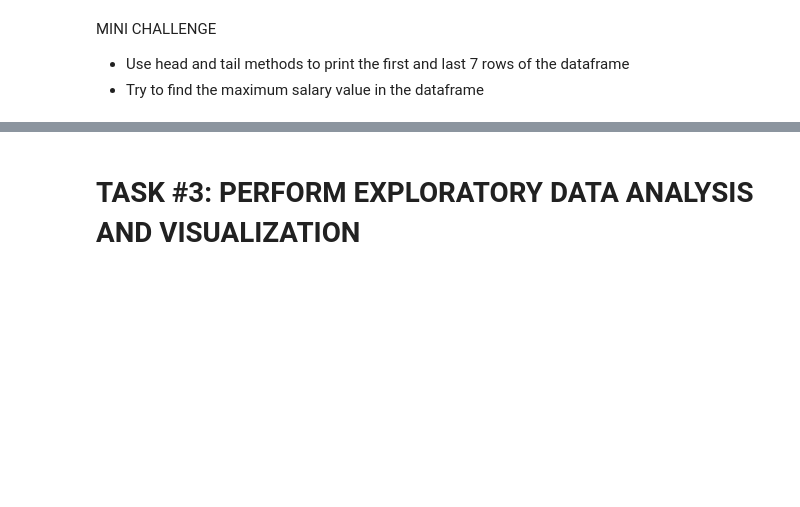
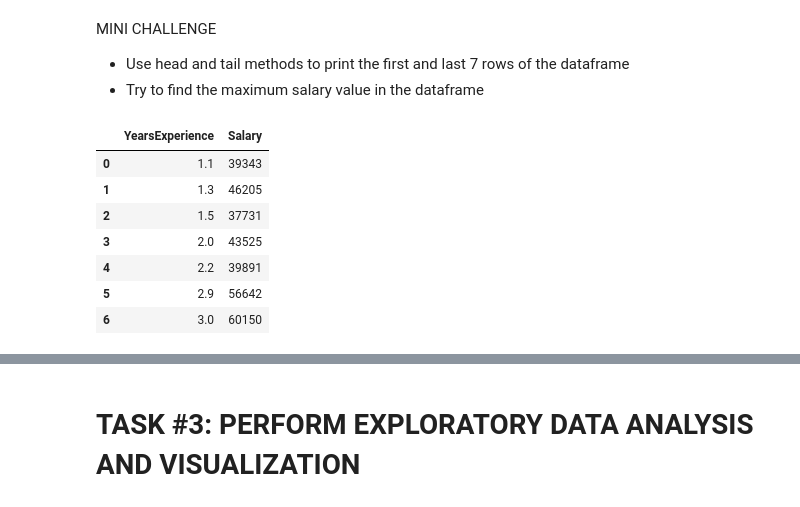
Before and after one commit to hacbui/SageMakerProjects, a Jupyter notebook: employee_salary_prediction_notebook.ipynb, the cells around one changed output, grey strips where cells are left out. Drawn from its saved outputs; the diff is of its cells as text; code cells hidden in the pictures; blank space fills up the shorter version.

```diff
--- a/employee_salary_prediction_notebook.ipynb
+++ b/employee_salary_prediction_notebook.ipynb
@@ -67,3 +67,14 @@ salary_df
 MINI CHALLENGE
  - Use head and tail methods to print the first and last 7 rows of the dataframe
  - Try to find the maximum salary value in the dataframe
+# %%
+salary_df.head(7)
+# %% [output]
+|  | YearsExperience | Salary |
+| 0 | 1.1 | 39343 |
+| 1 | 1.3 | 46205 |
+| 2 | 1.5 | 37731 |
+| 3 | 2.0 | 43525 |
+| 4 | 2.2 | 39891 |
+| 5 | 2.9 | 56642 |
+| 6 | 3.0 | 60150 |
```
Also changed, not shown: parts of 6 cells of this notebook.
